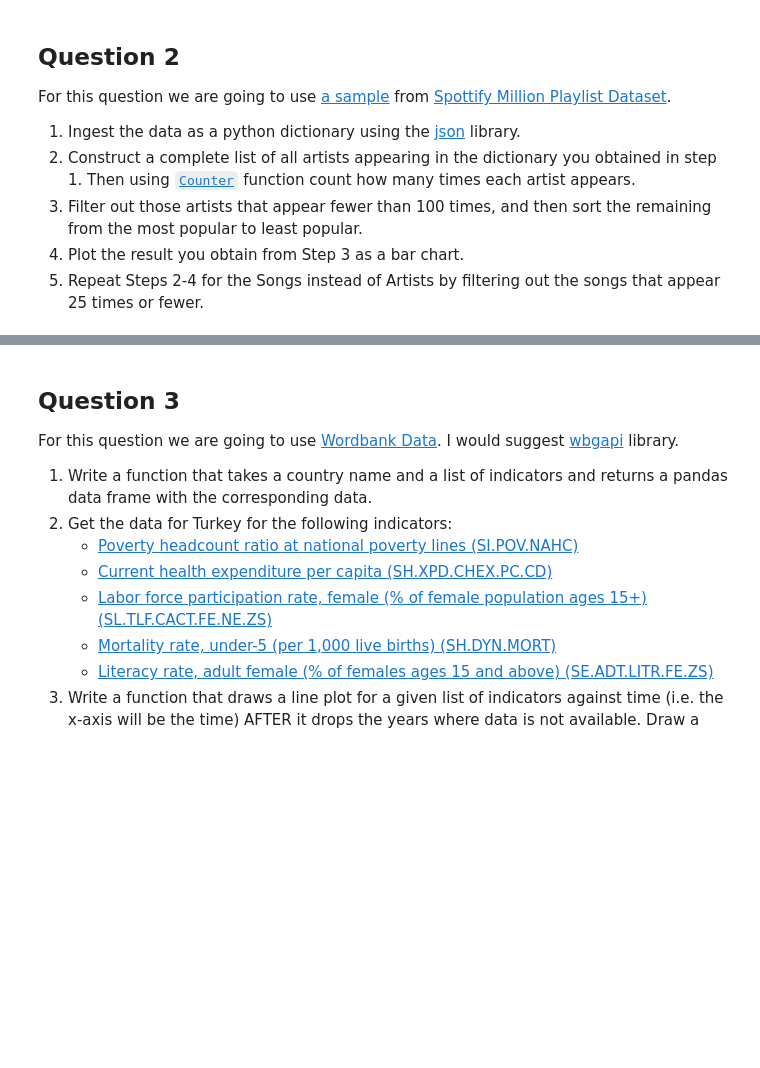
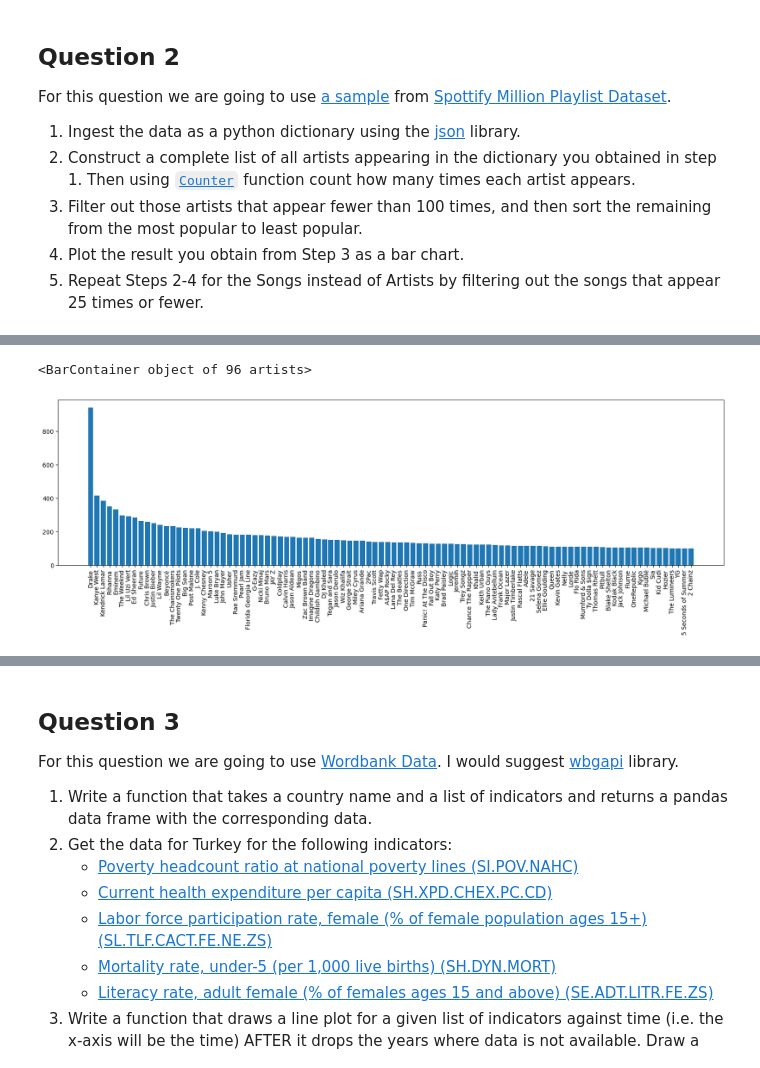
Before and after one commit to kaygun/2022-Fall-381E, a Jupyter notebook: HW2.ipynb, the cells around one changed output, grey strips where cells are left out. Saved outputs shown, nothing was run; the diff lists cells and outputs as text; code cells hidden in the pictures; blank space fills up the shorter version.

```diff
--- a/HW2.ipynb
+++ b/HW2.ipynb
@@ -22,0 +35,11 @@ For this question we are going to use [a sample](https://raw.githubusercontent.c
+# %%
+with requests.get('https://raw.githubusercontent.com/arch-raven/spotify-recsys/main/spotify_million_playlist/dataset/data/mpd.slice.0-999.json') as url:
+    raw = url.content
+playlists = json.loads(raw.decode('utf8'))
+# %%
+artists = []
+for playlist in playlists['playlists']:
+    for song in playlist['tracks']:
+        artists.append(song['artist_name'])
+counts = Counter(artists)
+counts
@@ -22,0 +64,3 @@ For this question we are going to use [a sample](https://raw.githubusercontent.c
+# %%
+filtered = dict(sorted([x for x in counts.items() if x[1]>99], key = lambda x: x[1], reverse=True))
+filtered
@@ -22,0 +85,7 @@ For this question we are going to use [a sample](https://raw.githubusercontent.c
+# %%
+plt.figure(figsize=(20,5))
+plt.xticks(rotation=90)
+plt.bar(filtered.keys(),filtered.values())
+# %% [output]
+<BarContainer object of 96 artists>
+[figure, added]
```
Also changed, not shown: parts of 14 cells of this notebook.
